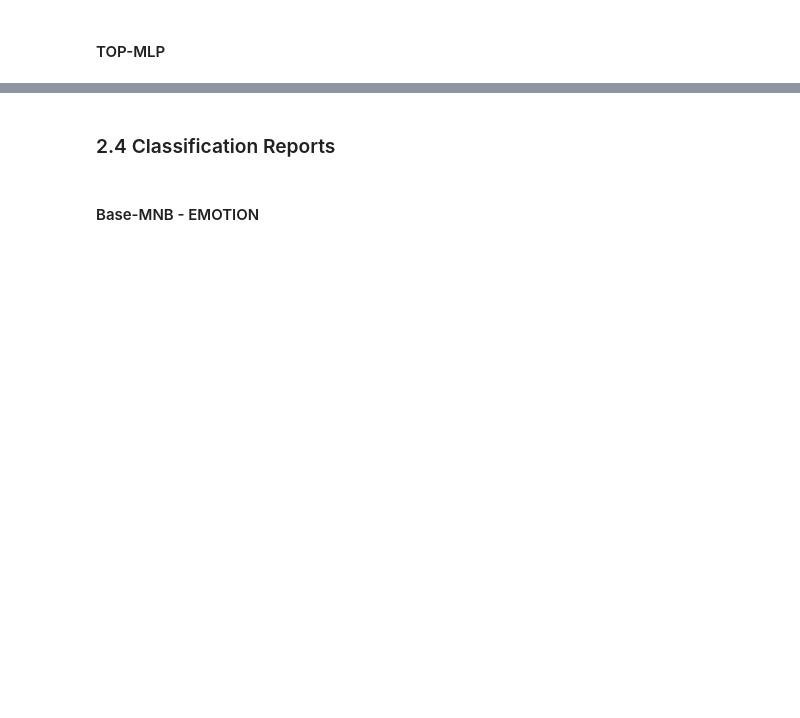
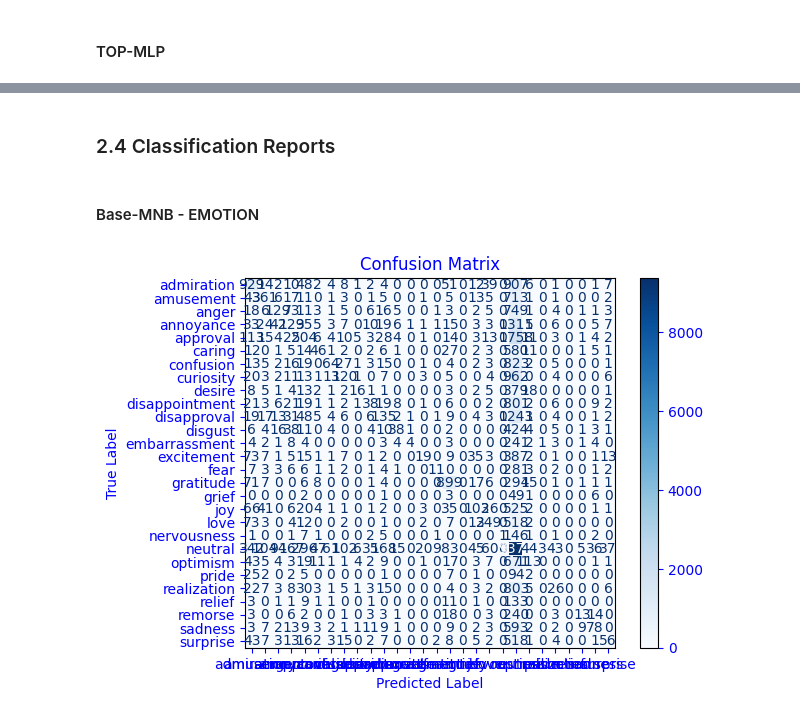
Before and after one commit to rosiestr/472-assignment1, a Jupyter notebook: 2_words_as_features/2_words_as_features.ipynb, the cells around one changed output, grey strips where cells are left out. Saved outputs shown, nothing was run; the diff lists cells and outputs as text; code cells hidden in the pictures; blank space fills up the shorter version.

```diff
--- a/2_words_as_features/2_words_as_features.ipynb
+++ b/2_words_as_features/2_words_as_features.ipynb
@@ -53,10 +54,10 @@ print(v_fit.shape)
 # Comment out depending on which classification you are running
 
 # SENTIMENTS
-# X_train, X_test, y_train, y_test = train_test_split(v_fit, sentiment, test_size=0.2)
+X_train, X_test, y_train, y_test = train_test_split(v_fit, sentiment, test_size=0.2)
 
 # EMOTIONS
-X_train, X_test, y_train, y_test = train_test_split(v_fit, emotion, test_size=0.2)
+# X_train, X_test, y_train, y_test = train_test_split(v_fit, emotion, test_size=0.2)
 # %% [markdown]
 <h3>2.3 Classifiers - EMOTIONS</h3>
 # %% [markdown]
@@ -270,4 +289,4 @@ TOP-MLP:
 # %% [markdown]
-<H3> 2.4 Classification Reports </h3>
+<H3>2.4 Classification Reports</h3>
 # %% [markdown]
-<h4> Base-MNB - EMOTION </h4>
+<h4>Base-MNB - EMOTION</h4>
@@ -278,0 +293,30 @@ with open ('performance.txt', 'w') as f:
+# %%
+mnb_em_pred = em_base_mnb.predict(X_test)
+em_cm_mnb = confusion_matrix(y_test, mnb_em_pred)
+
+color = 'blue'
+matrix = plot_confusion_matrix(em_base_mnb, X_test, y_test, cmap=plt.cm.Blues)
+matrix.ax_.set_title('Confusion Matrix', color=color)
+plt.xlabel('Predicted Label', color=color)
+plt.ylabel('True Label', color=color)
+plt.gcf().axes[0].tick_params(colors=color)
+plt.gcf().axes[1].tick_params(colors=color)
+plt.show()
+
+with open ('performance.txt', 'w') as f:
+    f.write("MODEL: base-MNB || PARAMS: none || TASK: emotion")
+    f.write('\n')
+    f.write("CONFUSION MATRIX")
+    f.write('\n')
+    # for i in em_cm_mnb:
+    #     np.savetxt(f, i)
+    em_nb_content = str(em_cm_mnb)
+    f.write(em_nb_content)
+    f.write('\n')
+    f.write('\n')
+    f.write('CLASSIFICATION REPORT')
+    f.write('\n')
+    f.write(classification_report(y_test, mnb_em_pred))
+    f.write('\n')
+# %% [output]
+[figure, added]
```
Also changed, not shown: parts of 37 cells of this notebook, 1 other file.
